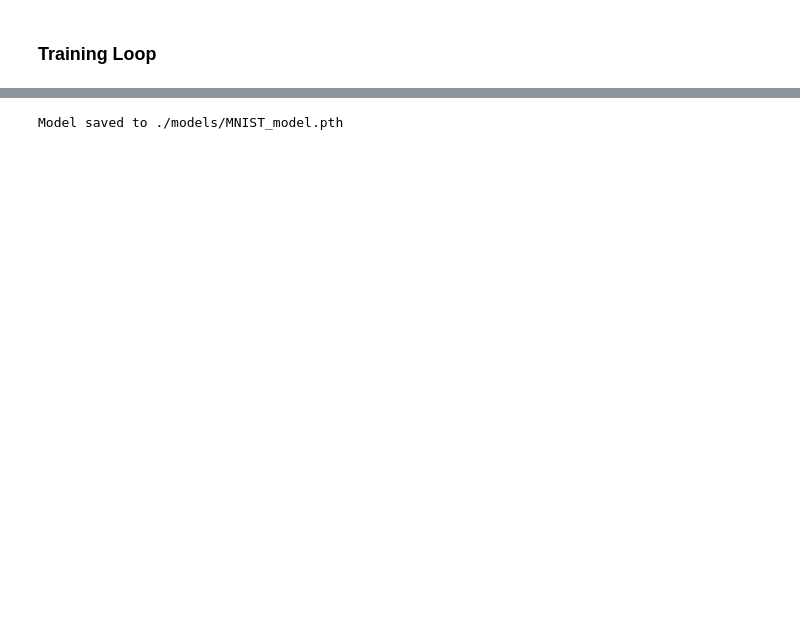
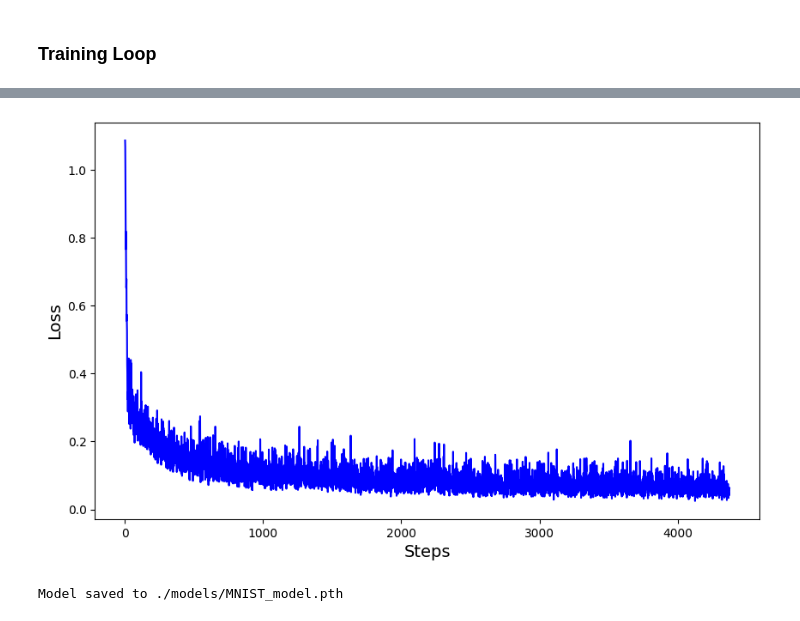
Before and after one commit to kanavgoyal898/noisOut, a Jupyter notebook: test.ipynb, the cells around one changed output, grey strips where cells are left out. Drawn from its saved outputs; the diff is of its cells as text; code cells hidden in the pictures; blank space fills up the shorter version.

```diff
--- a/test.ipynb
+++ b/test.ipynb
@@ -411,3 +509,13 @@ Epoch:    1 | Step:    1 | Loss: 1.081239
+# %%
+steps = range(1, len(losses) + 1)
+
+plt.figure(figsize=(10, 6))
+plt.plot(steps, losses, color='blue')
+plt.xlabel('Steps', fontsize=14)
+plt.ylabel('Loss', fontsize=14)
+plt.show()
+# %% [output]
+[figure, added]
 # %%
 dataset_name = 'MNIST_model.pth'
 if not os.path.exists('./models'):
```
Also changed, not shown: parts of 9 cells of this notebook.
